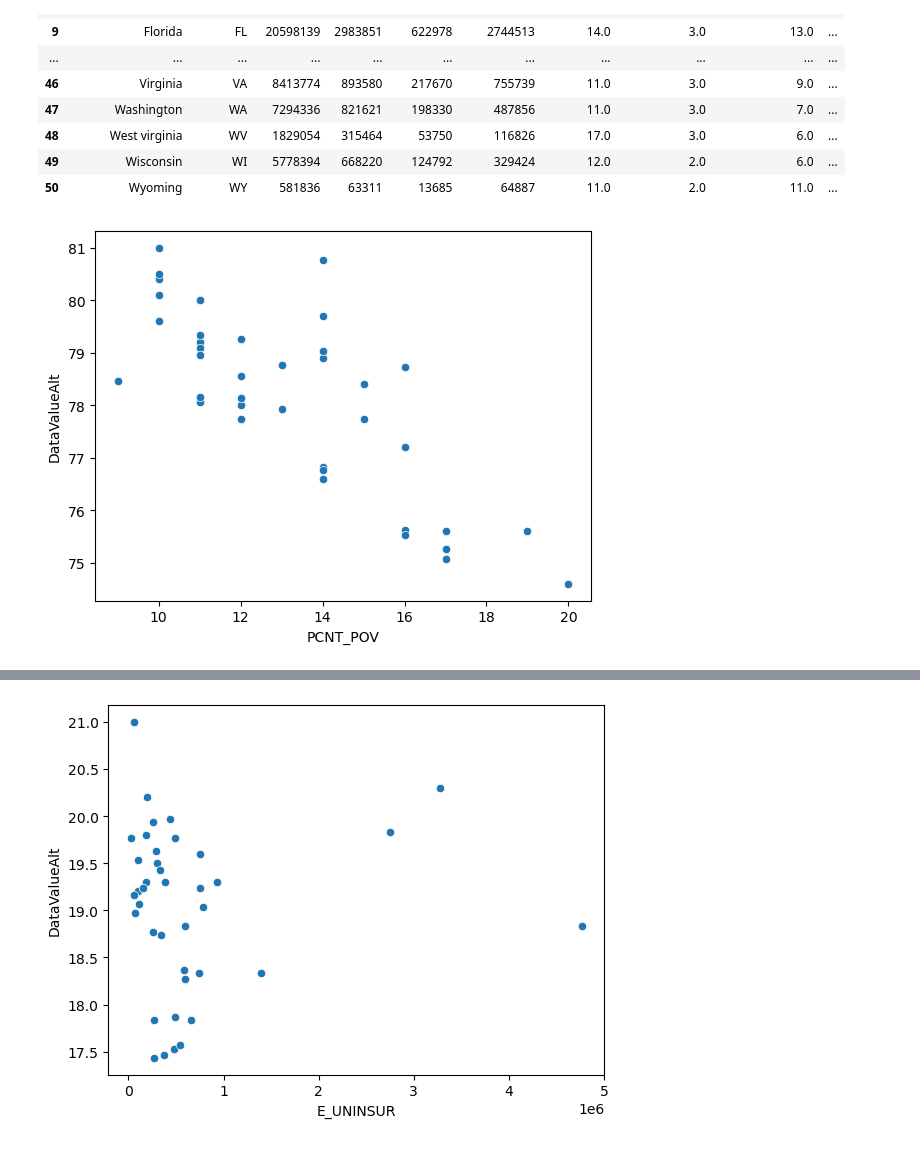
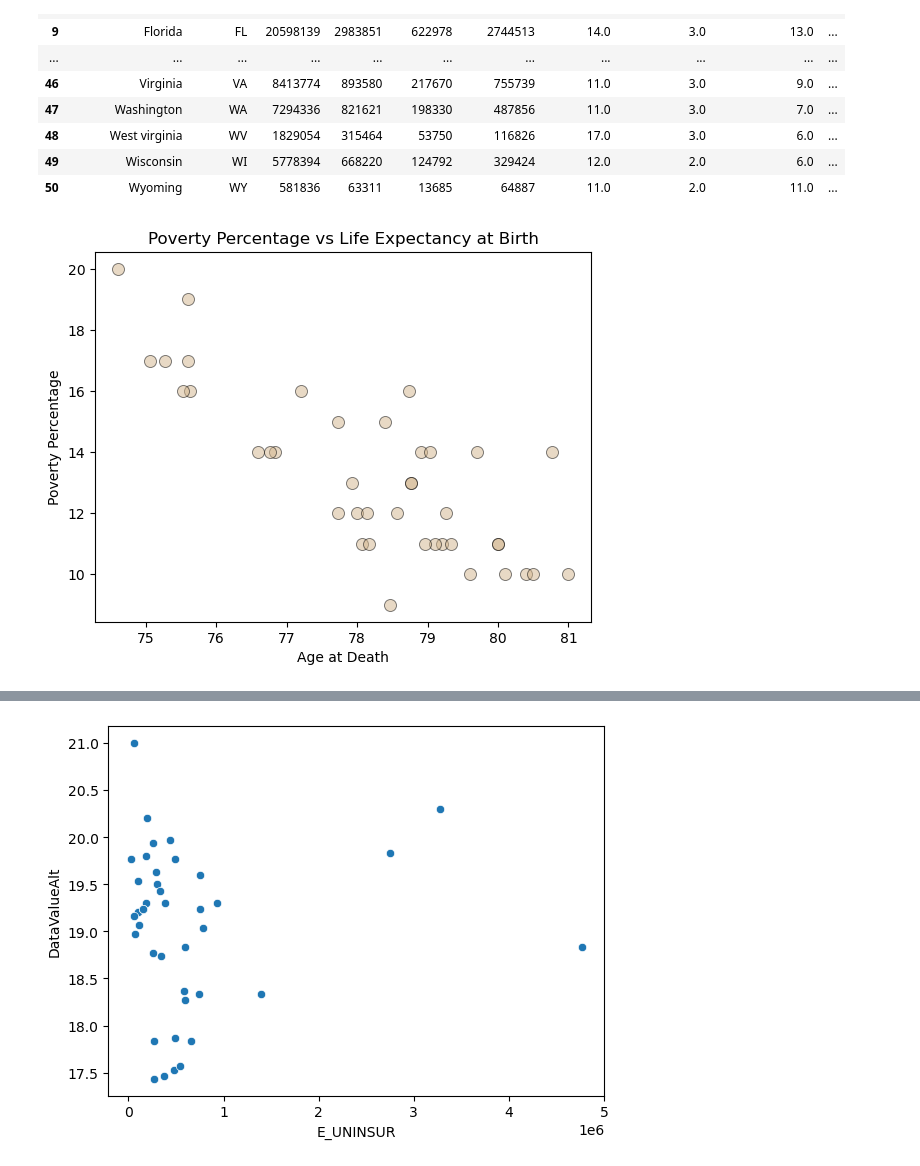
Before and after one commit to HaylieCannon/nss-capstone, a Jupyter notebook: notebook/health_trends.ipynb, the cells around one changed output, grey strips where cells are left out. Saved outputs shown, nothing was run; the diff lists cells and outputs as text; code cells hidden in the pictures.

```diff
--- a/notebook/health_trends.ipynb
+++ b/notebook/health_trends.ipynb
@@ -324,7 +334,11 @@ wealth_and_life_at_birth
 | 49 | Wisconsin | WI | 5778394 | 668220 | 124792 | 329424 | 12.0 | 2.0 | 6.0 | ... |
 | 50 | Wyoming | WY | 581836 | 63311 | 13685 | 64887 | 11.0 | 2.0 | 11.0 | ... |
 # %%
-sns.scatterplot(x=wealth_and_life_at_birth["PCNT_POV"], y=wealth_and_life_at_birth["DataValueAlt"])
+sns.scatterplot(x=wealth_and_life_at_birth["DataValueAlt"], y=wealth_and_life_at_birth["PCNT_POV"], color="tan", edgecolor="black", alpha=0.5, s=75)
+plt.title("Poverty Percentage vs Life Expectancy at Birth")
+plt.xlabel('Age at Death')
+plt.ylabel('Poverty Percentage')
+plt.savefig('pov_vs_life_expectancy_birth')
 plt.show()
 # %% [output]
-[figure, old version]
+[figure, new version]
```
Also changed, not shown: parts of 21 cells of this notebook.
